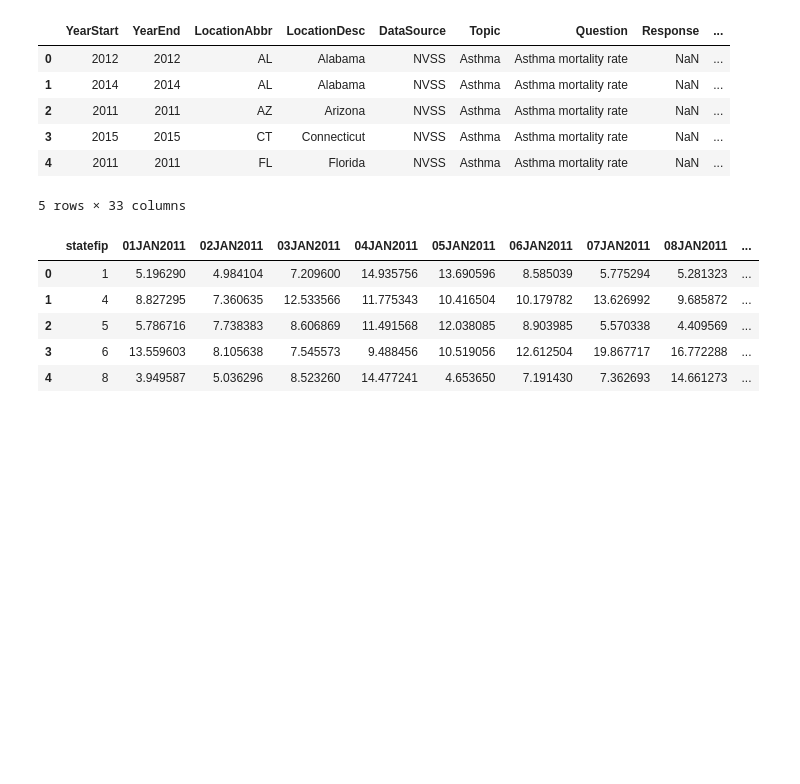
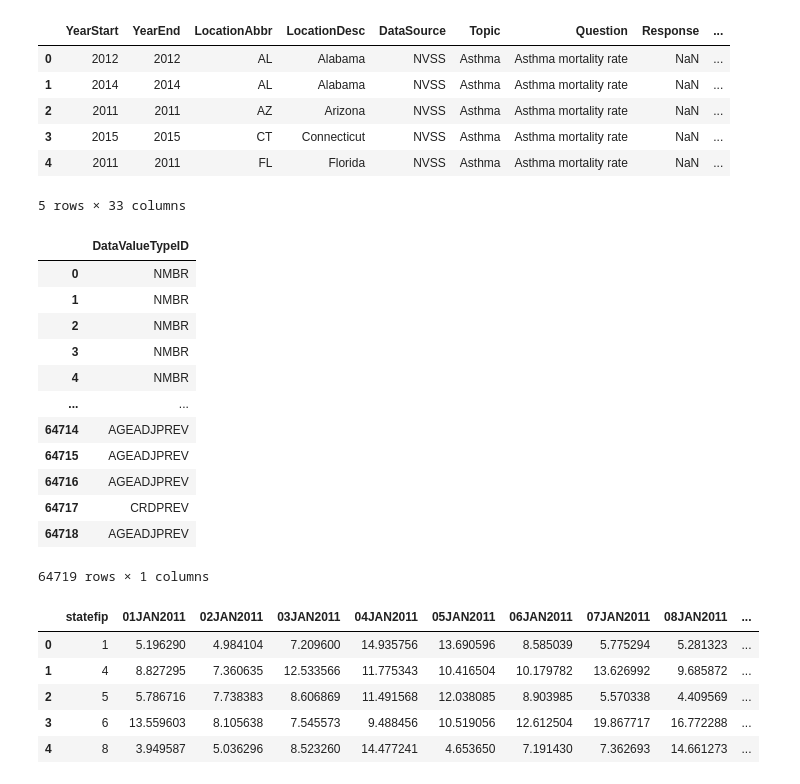
Before and after one commit to lucy-tian/project102, a Jupyter notebook: Data C102 project_ck2 (2).ipynb, the cells around one changed output. Drawn from its saved outputs; the diff is of its cells as text; code cells hidden in the pictures; blank space fills up the shorter version.

```diff
--- a/Data C102 project_ck2 (2).ipynb
+++ b/Data C102 project_ck2 (2).ipynb
@@ -68,6 +68,22 @@ Columns (11) have mixed types.Specify dtype option on import or set low_memory=F
 | 3 | 2015 | 2015 | CT | Connecticut | NVSS | Asthma | Asthma mortality rate | NaN | ... |
 | 4 | 2011 | 2011 | FL | Florida | NVSS | Asthma | Asthma mortality rate | NaN | ... |
 5 rows × 33 columns
+# %%
+asthma[]
+# %% [output]
+|  | DataValueTypeID |
+| 0 | NMBR |
+| 1 | NMBR |
+| 2 | NMBR |
+| 3 | NMBR |
+| 4 | NMBR |
+| ... | ... |
+| 64714 | AGEADJPREV |
+| 64715 | AGEADJPREV |
+| 64716 | AGEADJPREV |
+| 64717 | CRDPREV |
+| 64718 | AGEADJPREV |
+64719 rows × 1 columns
 # %%
 pm25 = pd.read_csv('PM25.csv').drop('Unnamed: 0', axis = 1)
 pm25.head(5)
```
